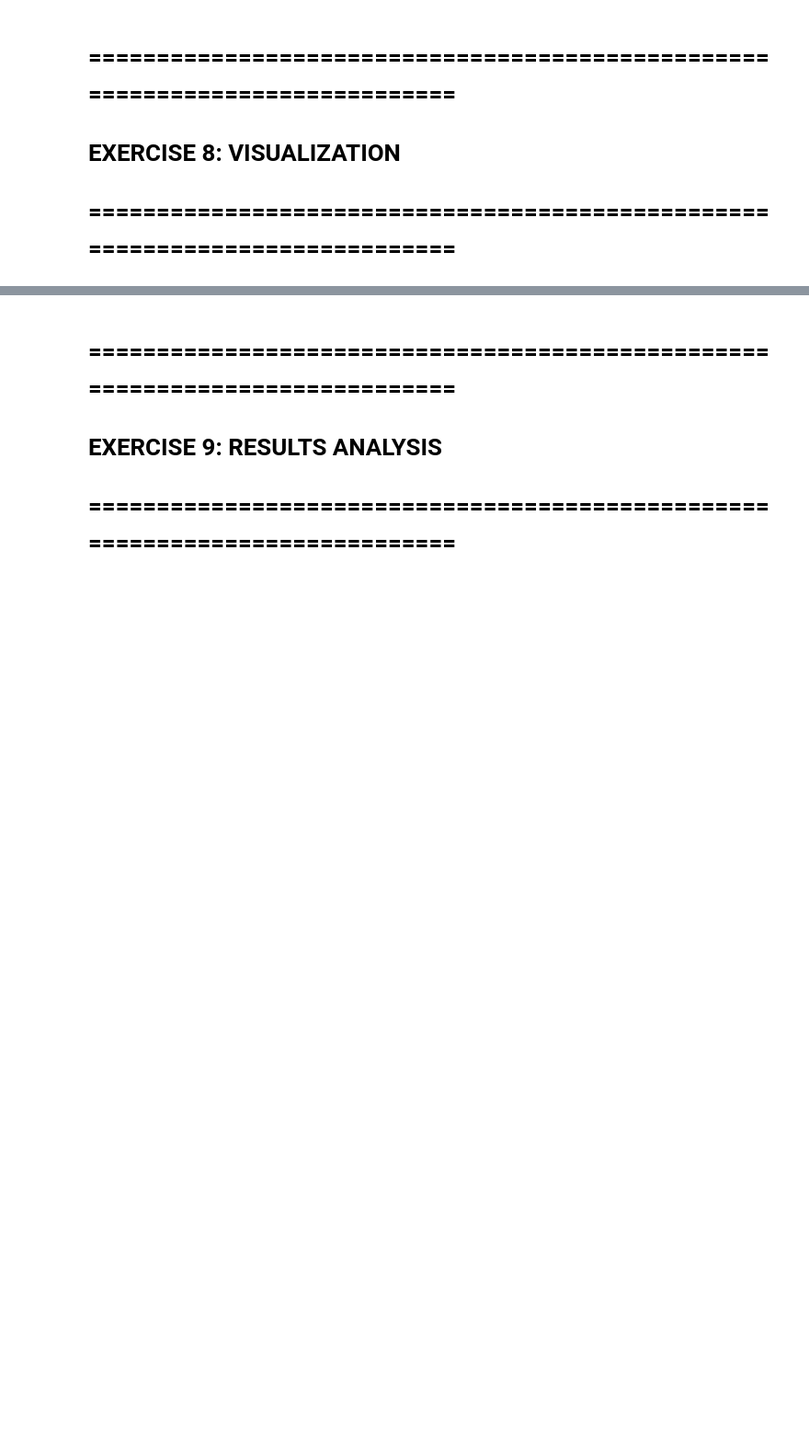
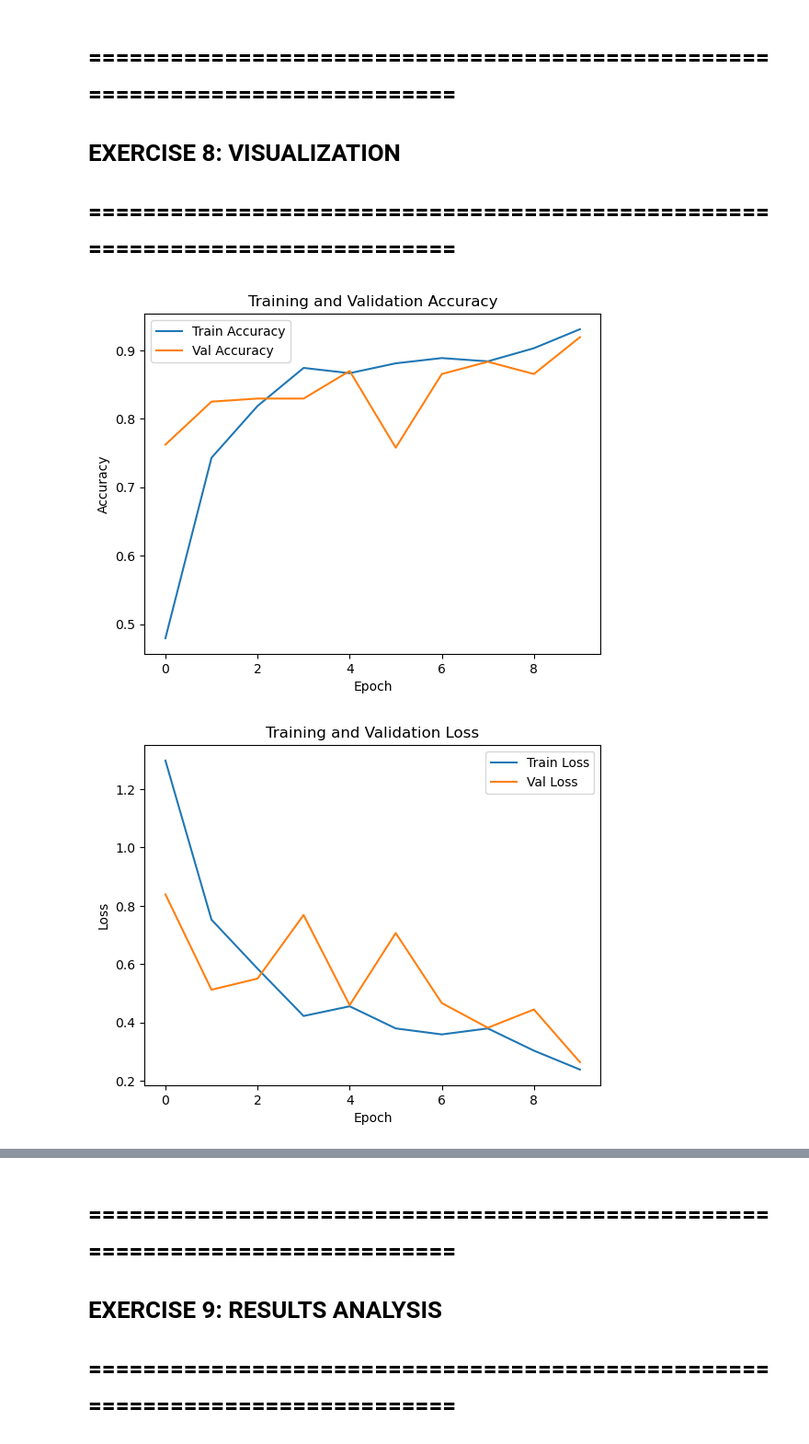
Before and after one commit to Aminmoh9/lab-dsai-sequence-modeling-with-lstm, a Jupyter notebook: lab-sequence-modeling-with-lstm.ipynb, the cells around one changed output, grey strips where cells are left out. Shown at 92% size. Drawn from its saved outputs; the diff is of its cells as text; code cells hidden in the pictures; blank space fills up the shorter version.

```diff
--- a/lab-sequence-modeling-with-lstm.ipynb
+++ b/lab-sequence-modeling-with-lstm.ipynb
@@ -108,0 +129,9 @@ print(f"Padded sequences shape: {padded.shape}")
+# %%
+# TODO: Split data into train (70%), validation (15%), and test (15%)
+X = padded
+y = df[label_col].values
+
+X_train, X_temp, y_train, y_temp = train_test_split(X, y, test_size=0.3, random_state=42, stratify=y)
+X_val, X_test, y_val, y_test = train_test_split(X_temp, y_temp, test_size=0.5, random_state=42, stratify=y_temp)
+
+print(f"Train shape: {X_train.shape}, Validation shape: {X_val.shape}, Test shape: {X_test.shape}")
@@ -125,12 +184,20 @@ print(f"Padded sequences shape: {padded.shape}")
 # =============================================================================
 # %%
 # TODO: Build model
+model = build_model(vocab_size, embedding_dim, max_len, num_classes, embedding_matrix)
+
 
 # TODO: Train the model
+early_stop = EarlyStopping(monitor='val_loss', patience=3, restore_best_weights=True)
+history = model.fit(X_train, y_train, epochs=10, batch_size=32, validation_data=(X_val, y_val), callbacks=[early_stop])
 
 # TODO: Make predictions on test set
-
+y_pred = model.predict(X_test)
+y_pred_classes = np.argmax(y_pred, axis=1)
 
 # TODO: Generate classification report
+print(classification_report(y_test, y_pred_classes, target_names=encoder.classes_))
 
 # TODO: Generate confusion matrix
+cm = confusion_matrix(y_test, y_pred_classes)
+print(cm)
@@ -149,0 +228,30 @@ print(f"Padded sequences shape: {padded.shape}")
+# %%
+
+# TODO: Plot training accuracy
+plt.plot(history.history['accuracy'], label='Train Accuracy')
+plt.plot(history.history['val_accuracy'], label='Val Accuracy')
+plt.xlabel('Epoch')
+plt.ylabel('Accuracy')
+plt.legend()
+plt.title('Training and Validation Accuracy')
+plt.show()
+
+# TODO: Plot training loss
+plt.plot(history.history['loss'], label='Train Loss')
+plt.plot(history.history['val_loss'], label='Val Loss')
+plt.xlabel('Epoch')
+plt.ylabel('Loss')
+plt.legend()
+plt.title('Training and Validation Loss')
+plt.show()
+
+
+# TODO: Plot confusion matrices
+sns.heatmap(cm, annot=True, fmt='d', cmap='Blues', xticklabels=encoder.classes_, yticklabels=encoder.classes_)
+plt.xlabel('Predicted')
+plt.ylabel('True')
+plt.title('Confusion Matrix')
+plt.show()
+# %% [output]
+[figure, added]
+[figure, added]
```
Also changed, not shown: parts of 17 cells of this notebook.
